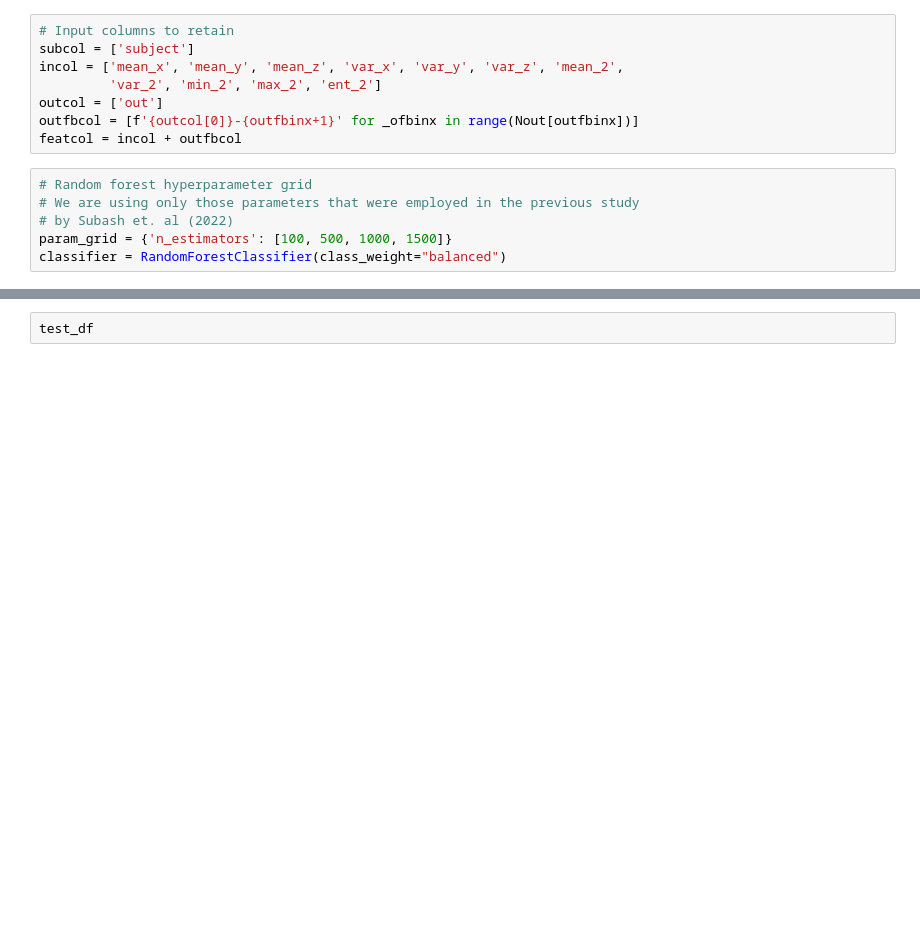
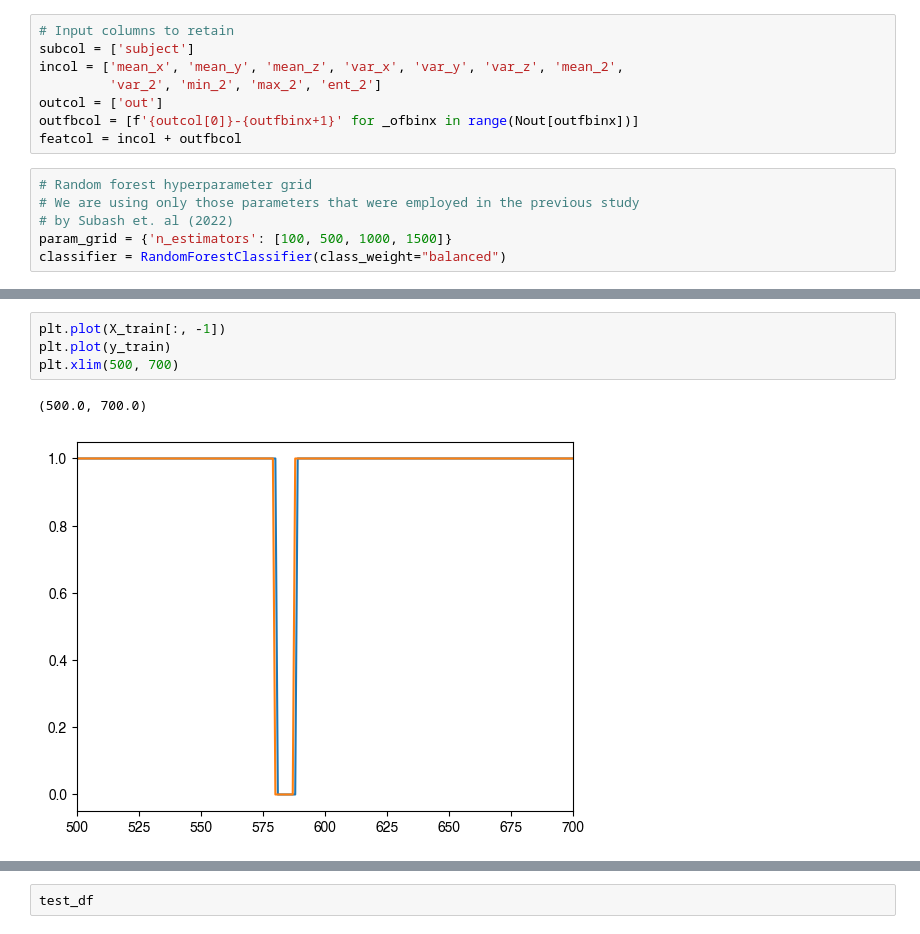
Before and after one commit to siva82kb/uluse_with_output_feedback, a Jupyter notebook: notebooks/01-rf-feedback-intersubject.ipynb, the cells around one changed output, grey strips where cells are left out. Drawn from its saved outputs; the diff is of its cells as text; blank space fills up the shorter version.

```diff
--- a/notebooks/01-rf-feedback-intersubject.ipynb
+++ b/notebooks/01-rf-feedback-intersubject.ipynb
@@ -346,0 +407,7 @@ y_test = np.zeros(X_test.shape[0])
+# %%
+plt.plot(X_train[:, -1])
+plt.plot(y_train)
+plt.xlim(500, 700)
+# %% [output]
+(500.0, 700.0)
+[figure, added]
```
Also changed, not shown: parts of 13 cells of this notebook, 1 other file.
